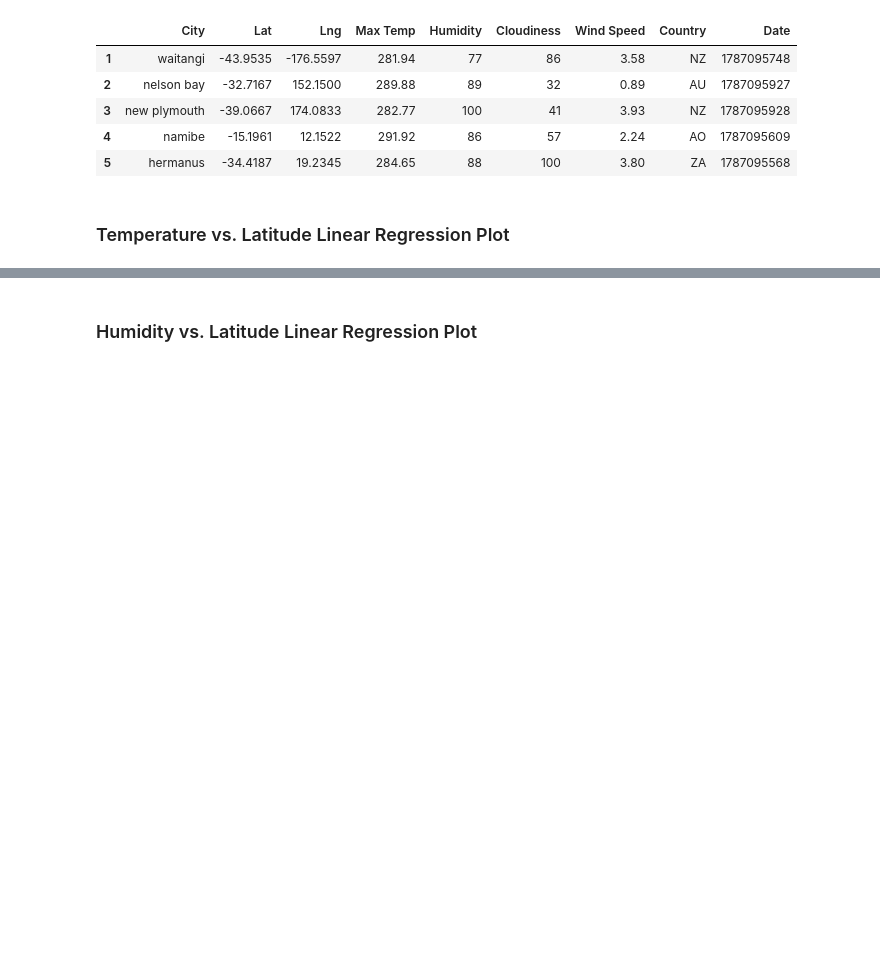
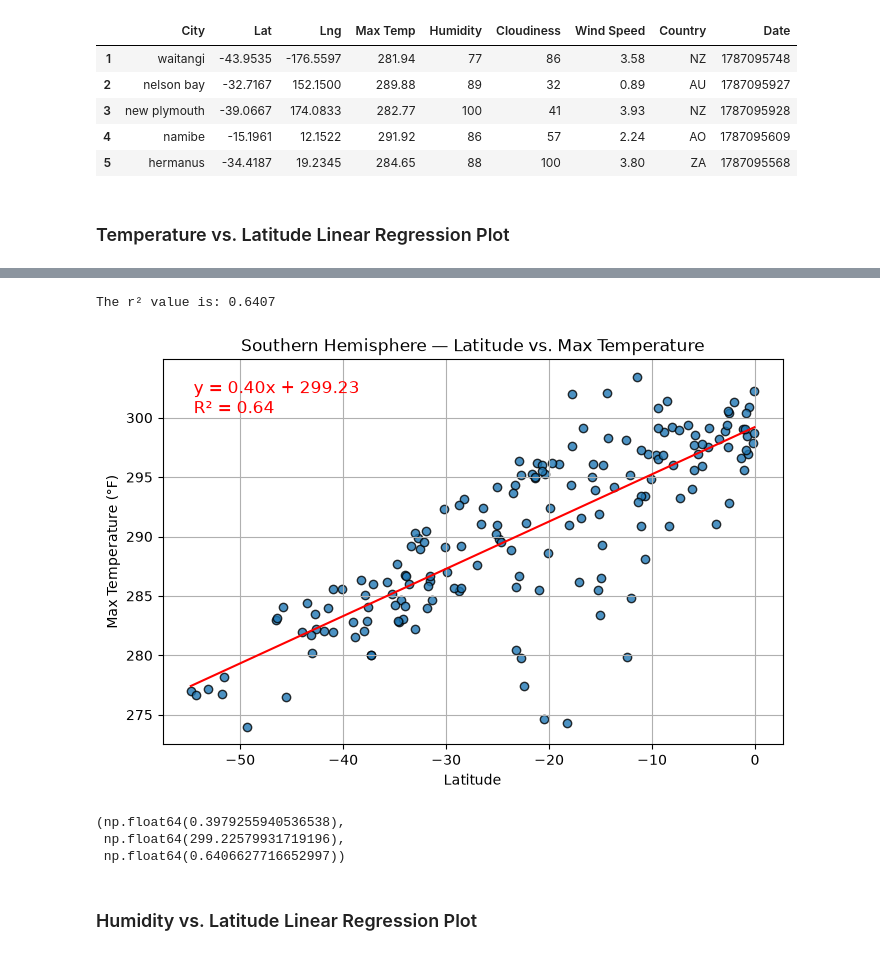
Before and after one commit to a1990alpalo/python-api-challenge-2023, a Jupyter notebook: WeatherPy.ipynb, the cells around one changed output, grey strips where cells are left out. Saved outputs shown, nothing was run; the diff lists cells and outputs as text; code cells hidden in the pictures; blank space fills up the shorter version.

```diff
--- a/WeatherPy.ipynb
+++ b/WeatherPy.ipynb
@@ -384,3 +393,18 @@ The r^2-value is: 0.6406627716652997
+# %%
+create_linear_regression_plot(
+    southern_hemi_df,
+    "Lat",
+    "Max Temp",
+    "Southern Hemisphere — Latitude vs. Max Temperature",
+    "Max Temperature (°F)",
+    "southern_temp_regression.png",
+)
+# %% [output]
+The r² value is: 0.6407
+[figure, added]
+(np.float64(0.3979255940536538),
+ np.float64(299.22579931719196),
+ np.float64(0.6406627716652997))
 # %% [markdown]
 ### Humidity vs. Latitude Linear Regression Plot
 # %%
```
Also changed, not shown: parts of 6 cells of this notebook, 2 other files.
